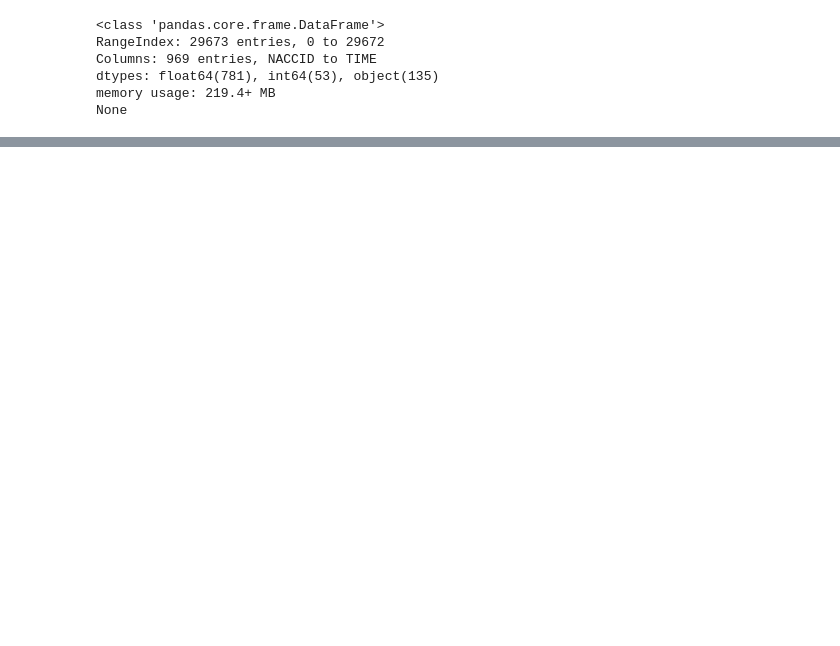
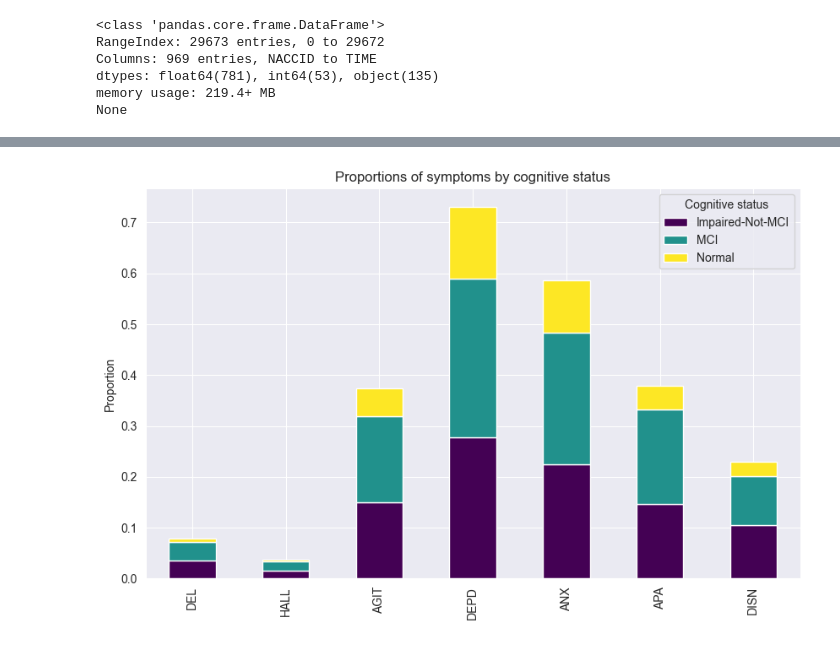
Before and after one commit to xpartla/Bakalarka, a Jupyter notebook: EDA.ipynb, the cells around one changed output, grey strips where cells are left out. Cells and saved outputs as stored; diff of their text form; code cells hidden in the pictures; blank space fills up the shorter version.

```diff
--- a/EDA.ipynb
+++ b/EDA.ipynb
@@ -99,0 +213,8 @@ From the description of the data we can see the following:
+# %%
+df['NACCUDSD'] = pd.to_numeric(df['NACCUDSD'], errors='coerce')
+valid_statuses = [1,2,3,4]
+df = df[df['NACCUDSD'].isin(valid_statuses)]
+status_labels = {1: "Normal", 2: "Impaired-Not-MCI", 3: "MCI", 4: "Dementia"}
+df['CognitiveStatus'] = df['NACCUDSD'].map(status_labels)
+
+grouped = df.groupby('CognitiveStatus')
@@ -99,0 +238,3 @@ From the description of the data we can see the following:
+# %%
+proportions = grouped[['DEL', 'HALL', 'AGIT', 'DEPD', 'ANX', 'APA', 'DISN']].mean()
+print(proportions)
@@ -99,0 +253,8 @@ From the description of the data we can see the following:
+# %%
+proportions.T.plot(kind='bar', stacked=True, figsize=(10,6), colormap='viridis')
+plt.ylabel('Proportion')
+plt.title("Proportions of symptoms by cognitive status")
+plt.legend(title='Cognitive status')
+plt.show()
+# %% [output]
+[figure, added]
```
Also changed, not shown: parts of 24 cells of this notebook.
